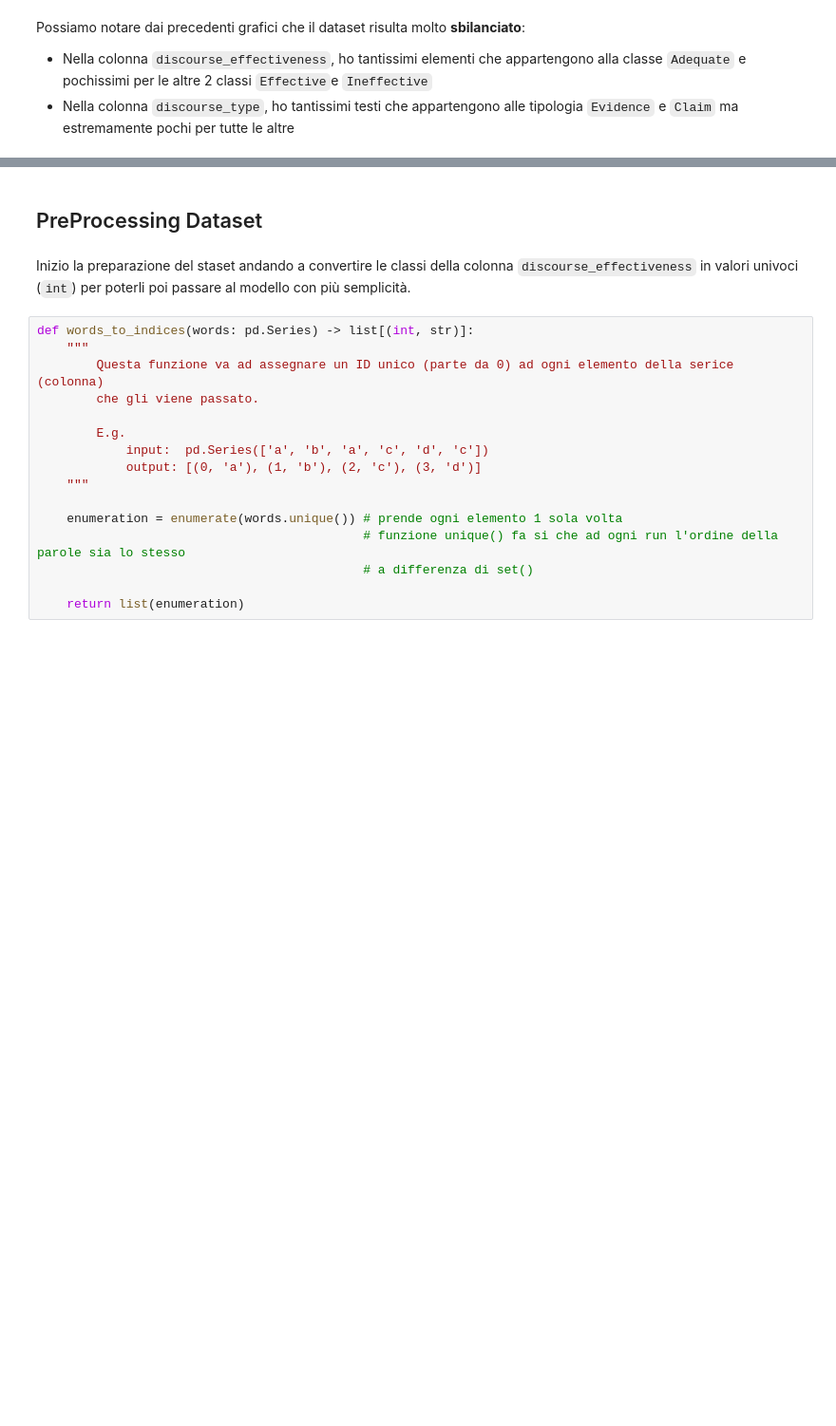
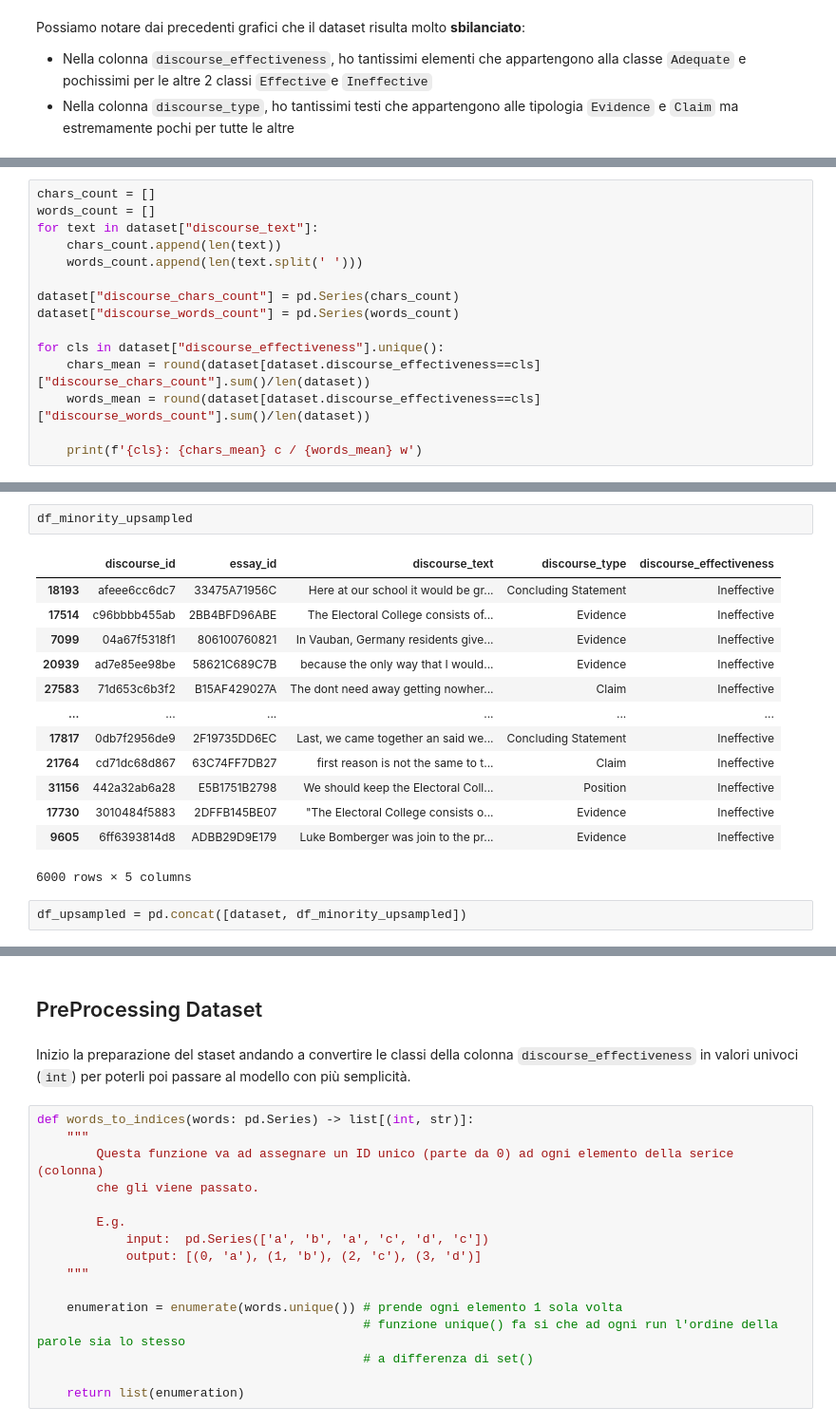
Before and after one commit to Typing-Monkeys/BRUN0-Net, a Jupyter notebook: training/Brun0-Net.ipynb, the cells around one changed output, grey strips where cells are left out. Shown: that part at 95% size. Cells and saved outputs as stored; diff of their text form; blank space fills up the shorter version.

```diff
--- a/training/Brun0-Net.ipynb
+++ b/training/Brun0-Net.ipynb
@@ -131,0 +146,15 @@ plt.show()
+# %%
+chars_count = []
+words_count = []
+for text in dataset["discourse_text"]:
+    chars_count.append(len(text))
+    words_count.append(len(text.split(' ')))
+
+dataset["discourse_chars_count"] = pd.Series(chars_count)
+dataset["discourse_words_count"] = pd.Series(words_count)
+
+for cls in dataset["discourse_effectiveness"].unique():
+    chars_mean = round(dataset[dataset.discourse_effectiveness==cls]["discourse_chars_count"].sum()/len(dataset))
+    words_mean = round(dataset[dataset.discourse_effectiveness==cls]["discourse_words_count"].sum()/len(dataset))
+
+    print(f'{cls}: {chars_mean} c / {words_mean} w')
@@ -131,0 +179,18 @@ plt.show()
+# %%
+df_minority_upsampled
+# %% [output]
+|  | discourse_id | essay_id | discourse_text | discourse_type | discourse_effectiveness |
+| 18193 | afeee6cc6dc7 | 33475A71956C | Here at our school it would be gr... | Concluding Statement | Ineffective |
+| 17514 | c96bbbb455ab | 2BB4BFD96ABE | The Electoral College consists of... | Evidence | Ineffective |
+| 7099 | 04a67f5318f1 | 806100760821 | In Vauban, Germany residents give... | Evidence | Ineffective |
+| 20939 | ad7e85ee98be | 58621C689C7B | because the only way that I would... | Evidence | Ineffective |
+| 27583 | 71d653c6b3f2 | B15AF429027A | The dont need away getting nowher... | Claim | Ineffective |
+| ... | ... | ... | ... | ... | ... |
+| 17817 | 0db7f2956de9 | 2F19735DD6EC | Last, we came together an said we... | Concluding Statement | Ineffective |
+| 21764 | cd71dc68d867 | 63C74FF7DB27 | first reason is not the same to t... | Claim | Ineffective |
+| 31156 | 442a32ab6a28 | E5B1751B2798 | We should keep the Electoral Coll... | Position | Ineffective |
+| 17730 | 3010484f5883 | 2DFFB145BE07 | "The Electoral College consists o... | Evidence | Ineffective |
+| 9605 | 6ff6393814d8 | ADBB29D9E179 | Luke Bomberger was join to the pr... | Evidence | Ineffective |
+6000 rows × 5 columns
+# %%
+df_upsampled = pd.concat([dataset, df_minority_upsampled])
```
Also changed, not shown: parts of 14 cells of this notebook.
